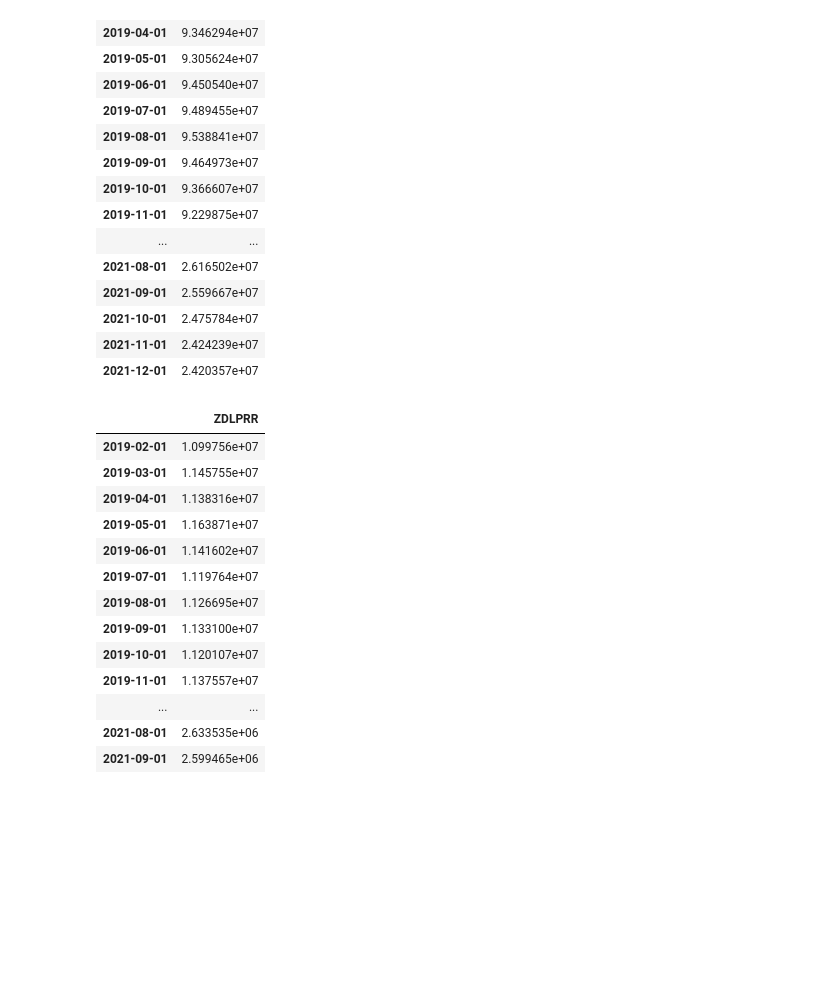
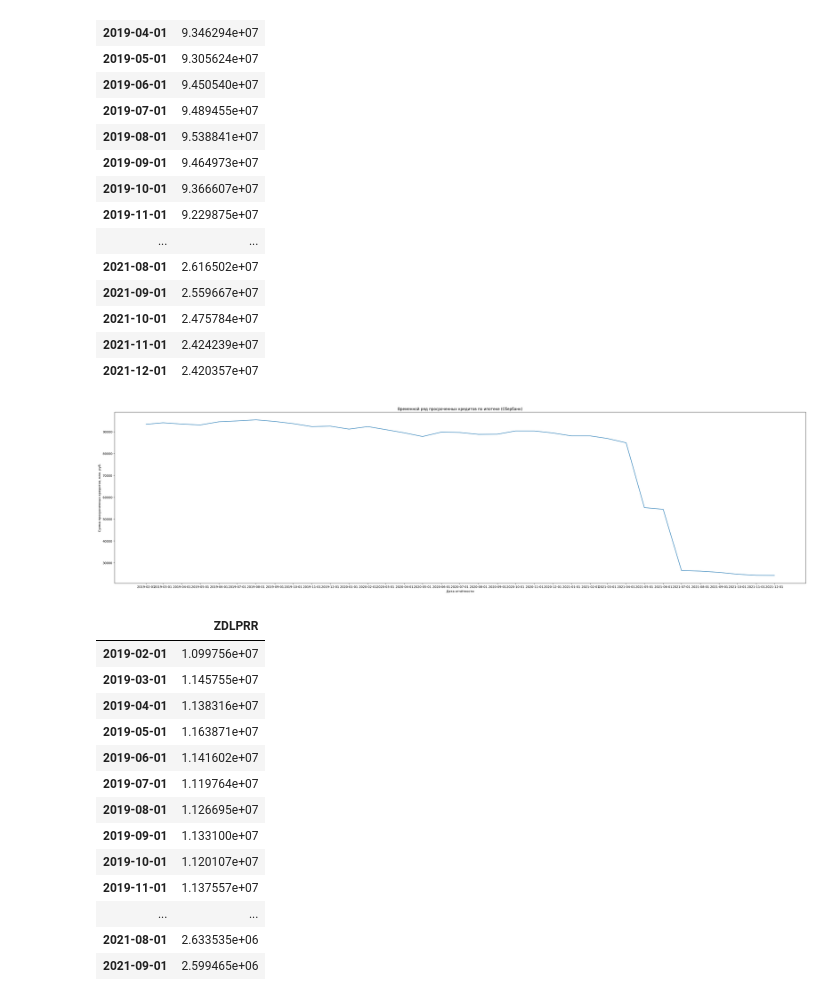
Before and after one commit to JarlPenguin/anomaly_analysis_2025, a Jupyter notebook: analysis.ipynb, the cells around one changed output. Cells and saved outputs as stored; diff of their text form; code cells hidden in the pictures; blank space fills up the shorter version.

Commit message:
Some more basic visualization
Signed-off-by: Jarl-Penguin <jarlpenguin@outlook.com>

```diff
--- a/analysis.ipynb
+++ b/analysis.ipynb
@@ -107,6 +107,18 @@ sberbank_ZDLPRR
 | 2021-10-01 | 2.475784e+07 |
 | 2021-11-01 | 2.424239e+07 |
 | 2021-12-01 | 2.420357e+07 |
+# %%
+sberbank_ZDLPRR_fig = sberbank_ZDLPRR.copy()
+sberbank_ZDLPRR_fig["ZDLPRR"] /= 1000
+plt.figure(figsize=(40, 10))
+plt.plot(sberbank_ZDLPRR_fig)
+plt.xticks(sberbank_ZDLPRR_fig.index)
+plt.xlabel("Дата отчётности")
+plt.ylabel("Сумма просроченных кредитов, млн. руб.")
+plt.title("Временной ряд просроченных кредитов по ипотеке (Сбербанк)")
+plt.show()
+# %% [output]
+[figure, added]
 # %%
 #otkrytiye_ZDLPRR = get_ZDLPRR(2209) # Открытие
 otkrytiye_ZDLPRR = get_ZDLPRR(2209, False) # Открытие
```
Also changed, not shown: parts of 4 cells of this notebook.
